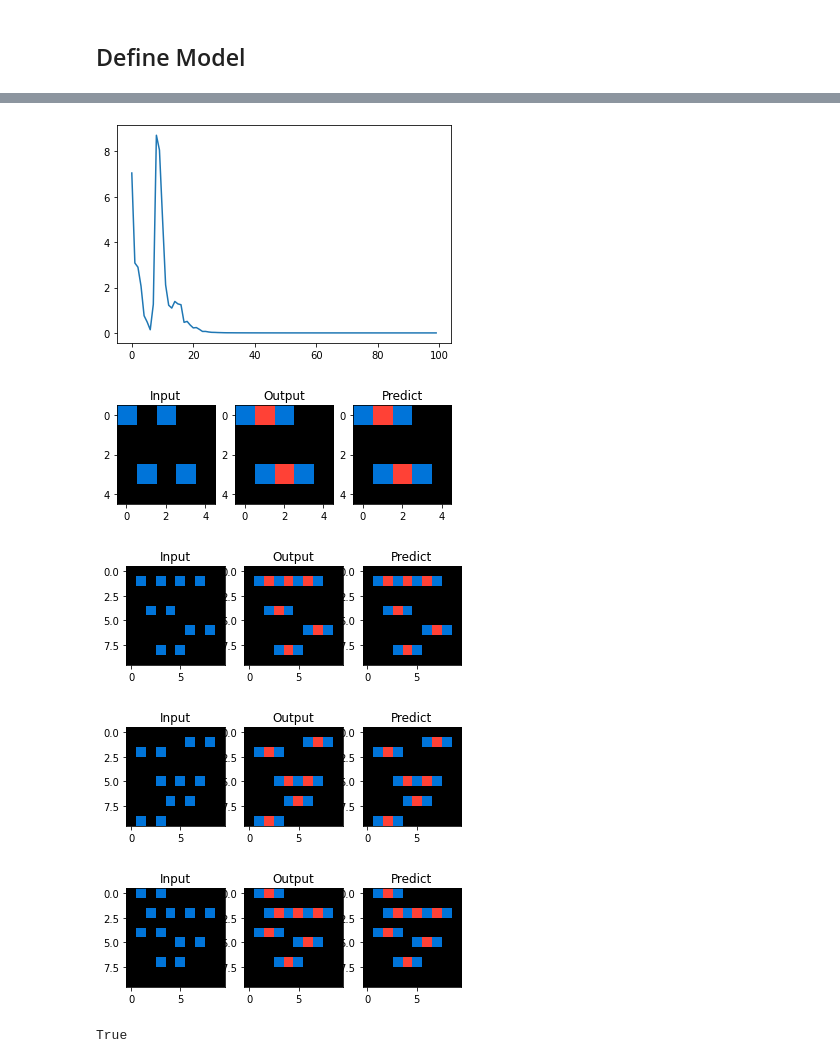
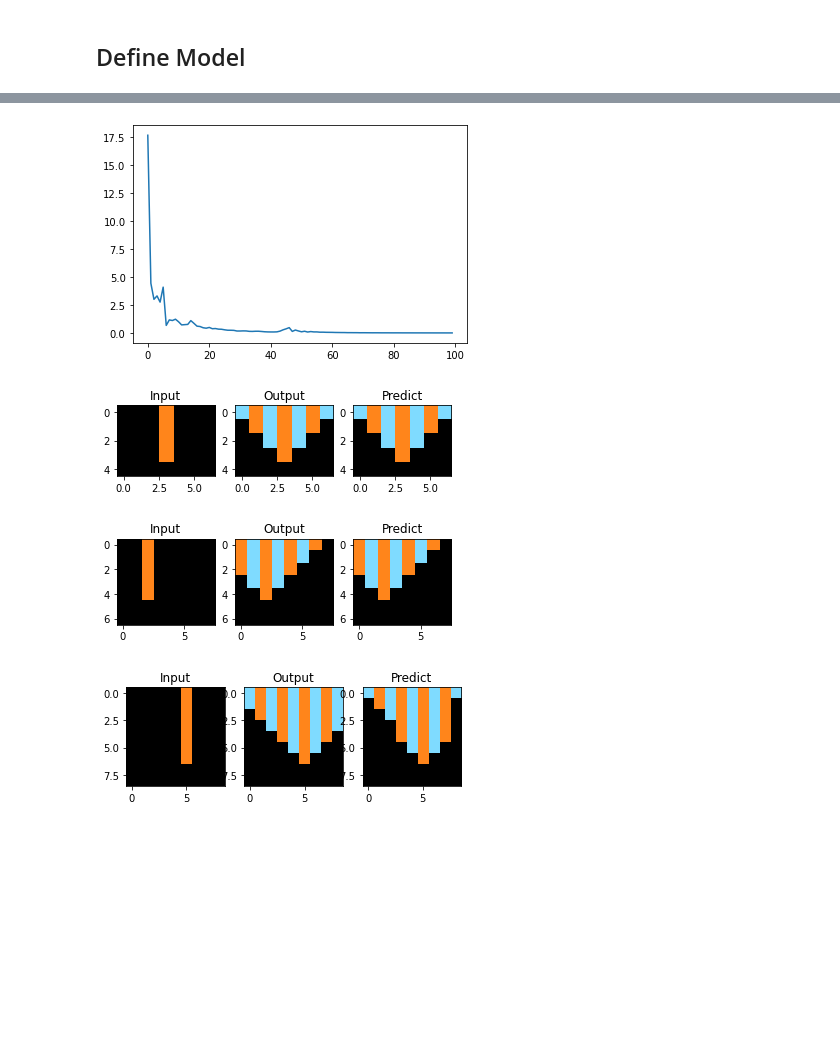
Before and after one commit to tnfru/abstraction_and_reasoning, a Jupyter notebook: ARC.ipynb, the cells around one changed output, grey strips where cells are left out. Saved outputs shown, nothing was run; the diff lists cells and outputs as text; code cells hidden in the pictures; blank space fills up the shorter version.

```diff
--- a/ARC.ipynb
+++ b/ARC.ipynb
@@ -246,7 +233,7 @@ def solve_task(task, max_steps=10):
   loss_fn = tf.keras.losses.SparseCategoricalCrossentropy()
 
   for num_steps in range(1, max_steps):
-    optimizer = tf.keras.optimizers.Adam(learning_rate=(0.1 / (num_steps * 2)))
+    optimizer = tf.keras.optimizers.Adam(learning_rate=(np.abs(0.1/np.exp(num_steps))))
 
     for epoch in range(epochs):
       loss = 0.0
@@ -269,7 +256,7 @@ def solve_task(task, max_steps=10):
 
           y_pred = model(inp2img(sample['output']))
 
-          loss += loss_fn(y, y_pred)
+          loss += 5 * loss_fn(y, y_pred)
 
         grads = tape.gradient(loss, model.trainable_weights)
         optimizer.apply_gradients(zip(grads, model.trainable_weights))
@@ -309,12 +308,7 @@ train_and_plot(train_tasks[1], max_steps=2)
 # %%
-train_and_plot(train_tasks[257], max_steps=2)
+train_and_plot(train_tasks[347], max_steps=2)
 # %% [output]
-[figure, old version]
+[figure, new version]
-[figure, old version]
+[figure, new version]
-[figure, old version]
+[figure, new version]
-[figure, old version]
+[figure, new version]
-[figure, removed]
-# %%
-input_dim_equals_output_dim(train_tasks[257], False)
-# %% [output]
-True
```
Also changed, not shown: parts of 8 cells of this notebook.
